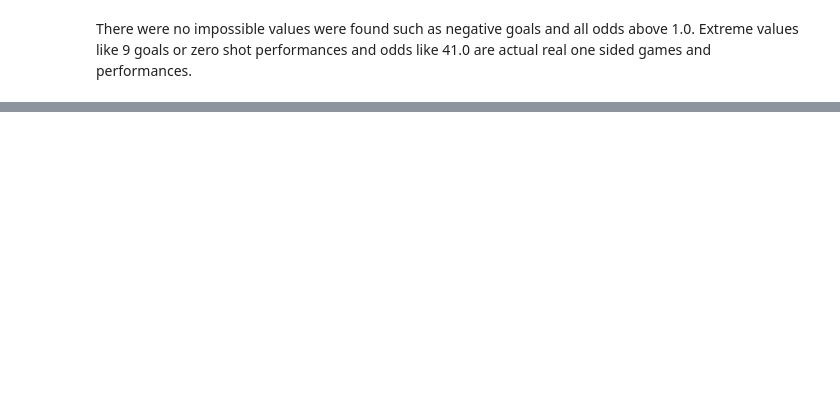
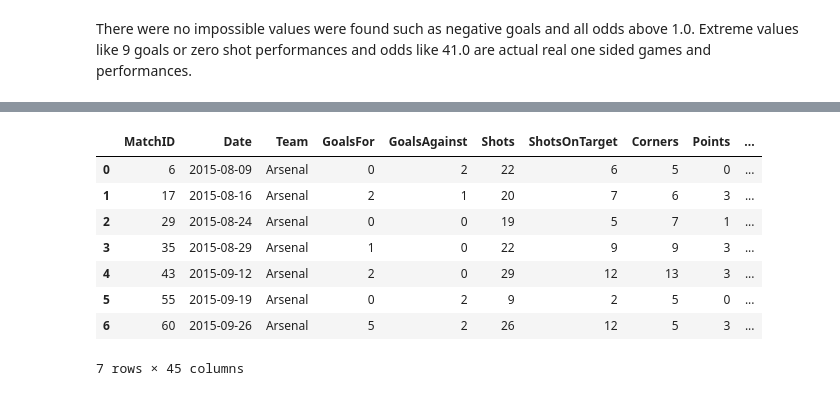
Before and after one commit to jonesyadam111/CT4101-premier-league-prediction, a Jupyter notebook: premier_league_prediction.ipynb, the cells around one changed output, grey strips where cells are left out. Drawn from its saved outputs; the diff is of its cells as text; code cells hidden in the pictures; blank space fills up the shorter version.

Commit message:
add rolling form features

```diff
--- a/premier_league_prediction.ipynb
+++ b/premier_league_prediction.ipynb
@@ -187,0 +230,25 @@ There were no impossible values were found such as negative goals and all odds a
+# %%
+stat_cols = ["GoalsFor", "GoalsAgainst", "Shots", "ShotsOnTarget", "Corners", "Points"]
+
+
+form = (
+    team_games.groupby("Team")[stat_cols]
+    .transform(lambda s: s.shift(1).rolling(5, min_periods=1).mean())
+)
+#for each team average last 5 games not including current match preventing data leakage.
+#Early games use however many past games exist
+
+form.columns = ["Form_" + c for c in stat_cols] #new columns
+
+team_games = pd.concat([team_games, form], axis=1)
+team_games.head(7)
+# %% [output]
+|  | MatchID | Date | Team | GoalsFor | GoalsAgainst | Shots | ShotsOnTarget | Corners | Points | ... |
+| 0 | 6 | 2015-08-09 | Arsenal | 0 | 2 | 22 | 6 | 5 | 0 | ... |
+| 1 | 17 | 2015-08-16 | Arsenal | 2 | 1 | 20 | 7 | 6 | 3 | ... |
+| 2 | 29 | 2015-08-24 | Arsenal | 0 | 0 | 19 | 5 | 7 | 1 | ... |
+| 3 | 35 | 2015-08-29 | Arsenal | 1 | 0 | 22 | 9 | 9 | 3 | ... |
+| 4 | 43 | 2015-09-12 | Arsenal | 2 | 0 | 29 | 12 | 13 | 3 | ... |
+| 5 | 55 | 2015-09-19 | Arsenal | 0 | 2 | 9 | 2 | 5 | 0 | ... |
+| 6 | 60 | 2015-09-26 | Arsenal | 5 | 2 | 26 | 12 | 5 | 3 | ... |
+7 rows × 45 columns
```
Also changed, not shown: parts of 4 cells of this notebook.
